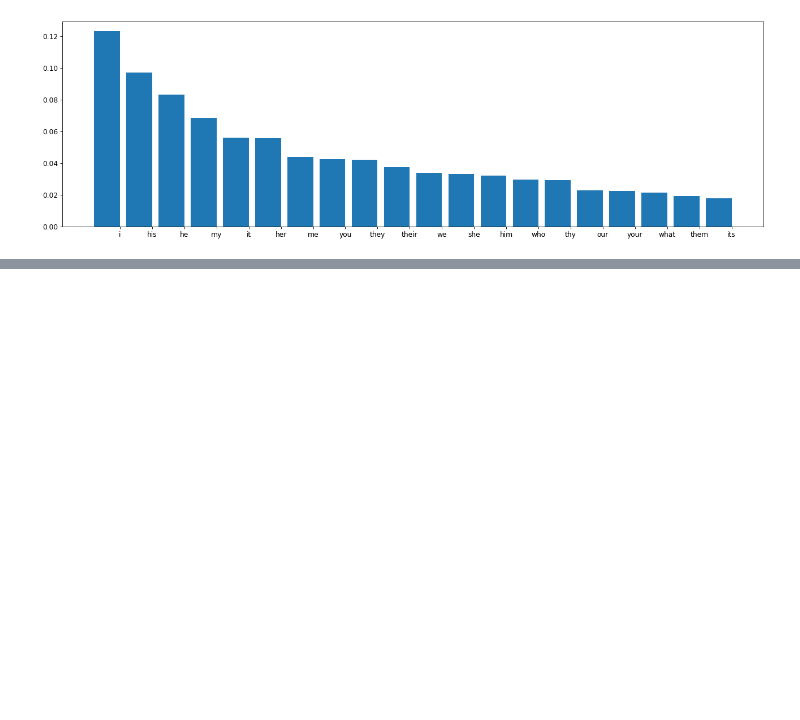
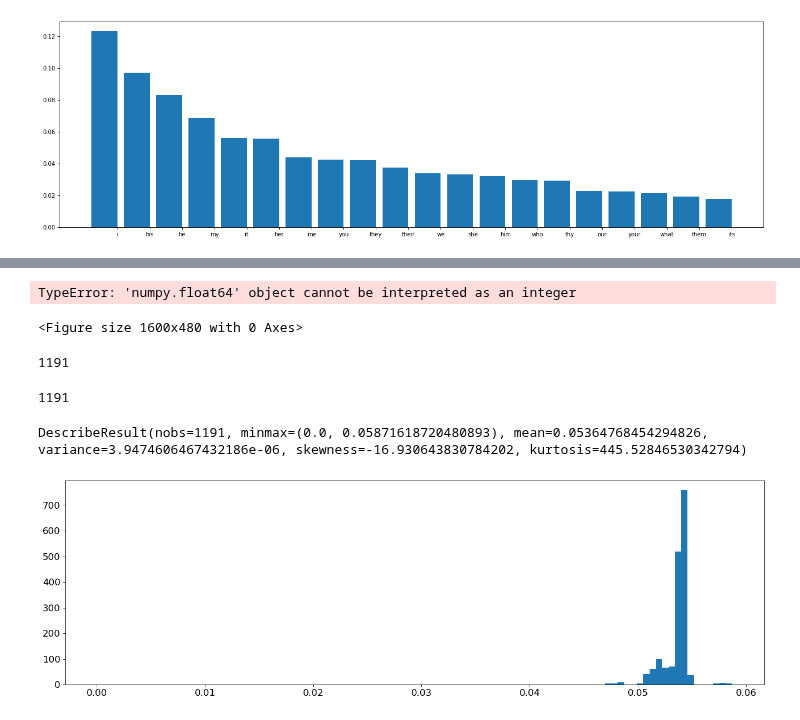
Before and after one commit to lucerne/com_metrics_chatbot, a Jupyter notebook: code/analysis/analyze_poem_gutenberg.ipynb, the cells around one changed output, grey strips where cells are left out. Saved outputs shown, nothing was run; the diff lists cells and outputs as text; code cells hidden in the pictures; blank space fills up the shorter version.

```diff
--- a/code/analysis/analyze_poem_gutenberg.ipynb
+++ b/code/analysis/analyze_poem_gutenberg.ipynb
@@ -595,3 +632,5 @@ plt.show()
+# %%
+wordSize = np.array(wordSize)
 # %%
 emosScore = []
 
@@ -601,0 +649,36 @@ emosScore = np.array(emosScore)
+# %%
+binwidth = (max(emosScore) - min(emosScore))/100
+plt.rcParams.update({'font.size': 15})
+plt.figure(num=None, figsize=(20, 6), dpi=80, facecolor='w', edgecolor='k')
+plt.hist(emosScore, density=True, bins=range(min(emosScore), max(emosScore), binwidth))  # `density=False` would make counts
+plt.savefig('guten_emos_scores.eps', format='eps')
+plt.show()
+# %% [output]
+TypeError: 'numpy.float64' object cannot be interpreted as an integer
+<Figure size 1600x480 with 0 Axes>
+# %%
+emosScoreF = []
+for i in range(len(emosScore)):
+    emosScoreF.append(emosScore[i]*1.0/wordSize[i])
+# %%
+len(emosScore)
+# %% [output]
+1191
+# %%
+len(wordSize)
+# %% [output]
+1191
+# %%
+emosScoreF = np.nan_to_num(emosScoreF)
+# %%
+stats.describe(emosScoreF)
+# %% [output]
+DescribeResult(nobs=1191, minmax=(0.0, 0.05871618720480893), mean=0.05364768454294826, variance=3.9474606467432186e-06, skewness=-16.930643830784202, kurtosis=445.52846530342794)
+# %%
+binwidth = 1
+plt.figure(num=None, figsize=(20, 6), dpi=80, facecolor='w', edgecolor='k')
+plt.hist(emosScoreF, density=True, bins=100)  # `density=False` would make counts
+plt.savefig('guten_emos_scoresF.eps', format='eps')
+plt.show()
+# %% [output]
+[figure, added]
```
Also changed, not shown: parts of 11 cells of this notebook.
